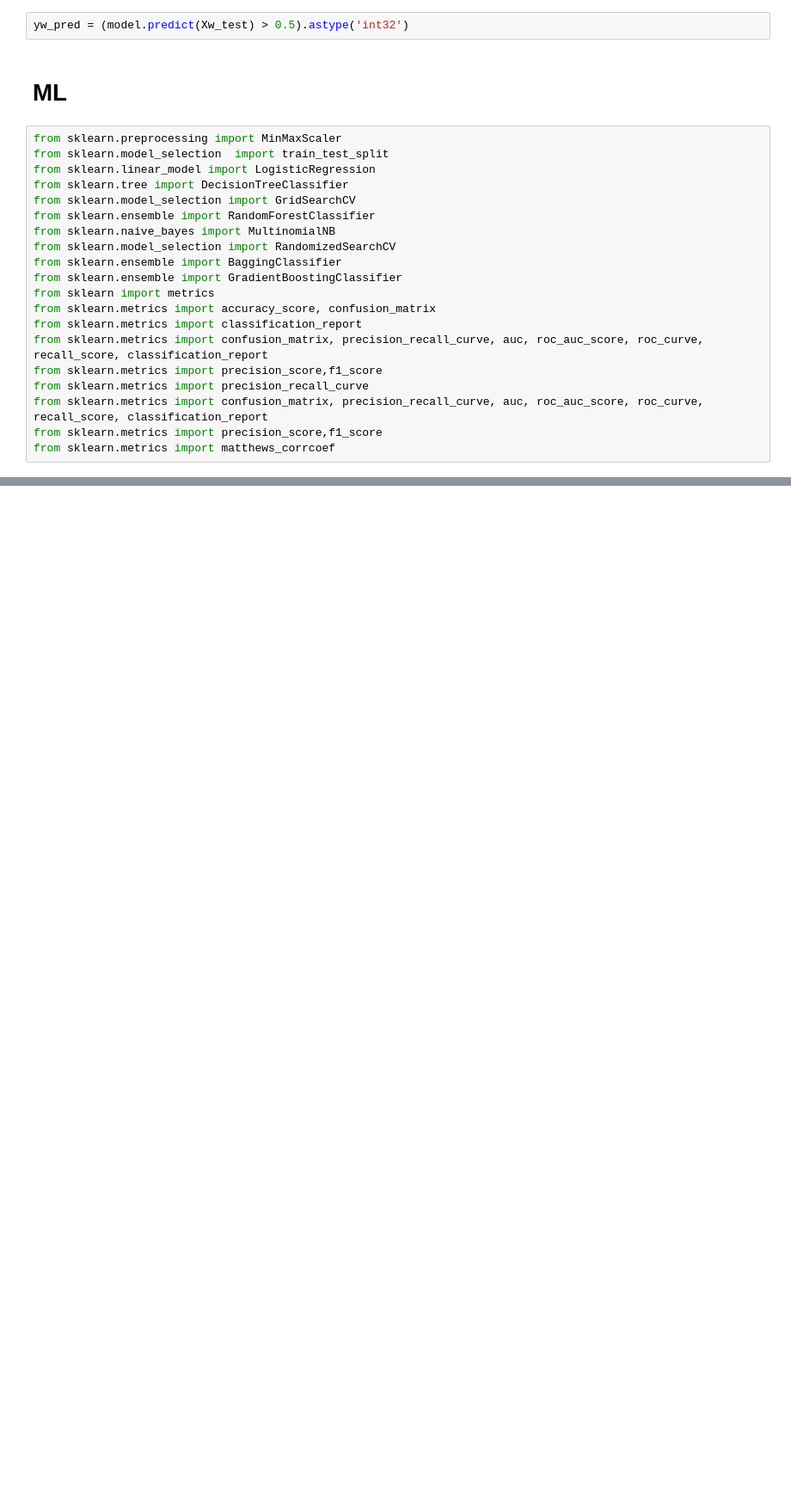
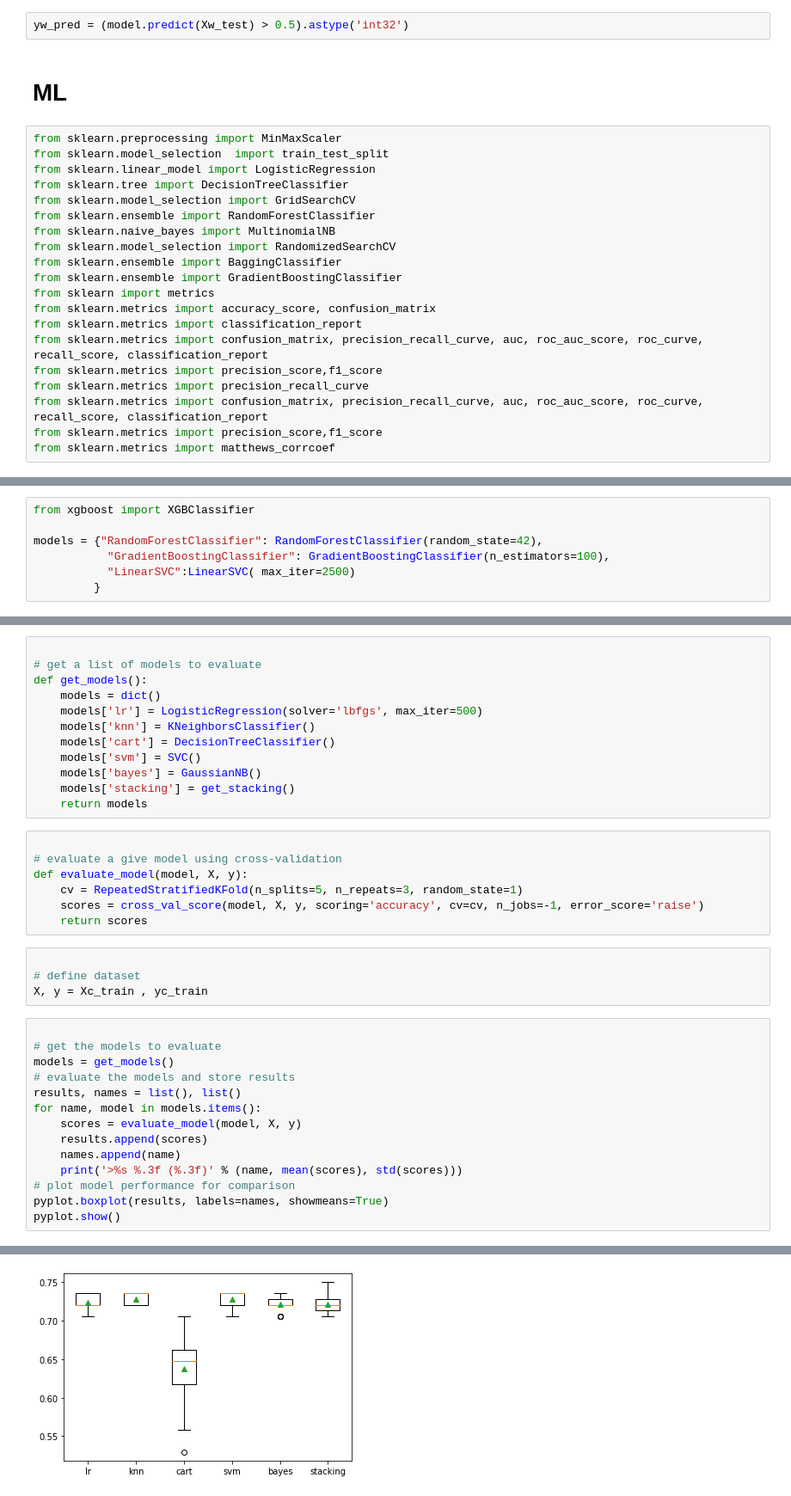
Before and after one commit to GreatLeanrningGrp7/Hariram, a Jupyter notebook: Untitled.ipynb, the cells around one changed output, grey strips where cells are left out. Shown at 86% size. Saved outputs shown, nothing was run; the diff lists cells and outputs as text; blank space fills up the shorter version.

Commit message:
Stacking

```diff
--- a/Untitled.ipynb
+++ b/Untitled.ipynb
@@ -644,0 +443,7 @@ ValueError: in user code:
+# %%
+from xgboost import XGBClassifier
+
+models = {"RandomForestClassifier": RandomForestClassifier(random_state=42),
+           "GradientBoostingClassifier": GradientBoostingClassifier(n_estimators=100),
+           "LinearSVC":LinearSVC( max_iter=2500)
+         }
@@ -644,0 +506,38 @@ ValueError: in user code:
+# %%
+
+# get a list of models to evaluate
+def get_models():
+    models = dict()
+    models['lr'] = LogisticRegression(solver='lbfgs', max_iter=500)
+    models['knn'] = KNeighborsClassifier()
+    models['cart'] = DecisionTreeClassifier()
+    models['svm'] = SVC()
+    models['bayes'] = GaussianNB()
+    models['stacking'] = get_stacking()
+    return models
+# %%
+
+# evaluate a give model using cross-validation
+def evaluate_model(model, X, y):
+    cv = RepeatedStratifiedKFold(n_splits=5, n_repeats=3, random_state=1)
+    scores = cross_val_score(model, X, y, scoring='accuracy', cv=cv, n_jobs=-1, error_score='raise')
+    return scores
+# %%
+
+# define dataset
+X, y = Xc_train , yc_train
+# %%
+
+# get the models to evaluate
+models = get_models()
+# evaluate the models and store results
+results, names = list(), list()
+for name, model in models.items():
+    scores = evaluate_model(model, X, y)
+    results.append(scores)
+    names.append(name)
+    print('>%s %.3f (%.3f)' % (name, mean(scores), std(scores)))
+# plot model performance for comparison
+pyplot.boxplot(results, labels=names, showmeans=True)
+pyplot.show()
+# %% [output]
@@ -644,0 +550 @@ ValueError: in user code:
+[figure, added]
```
Also changed, not shown: parts of 63 cells of this notebook.
